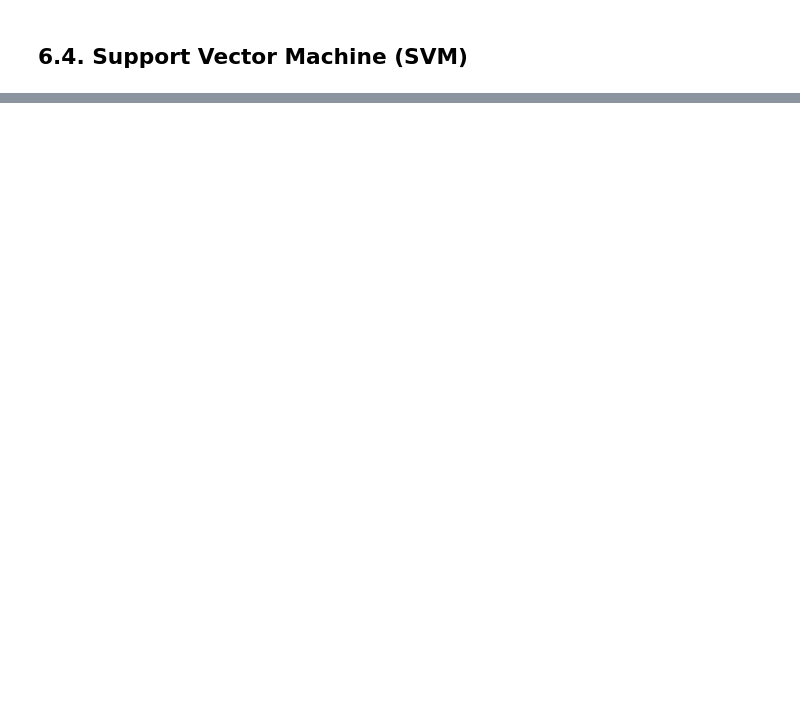
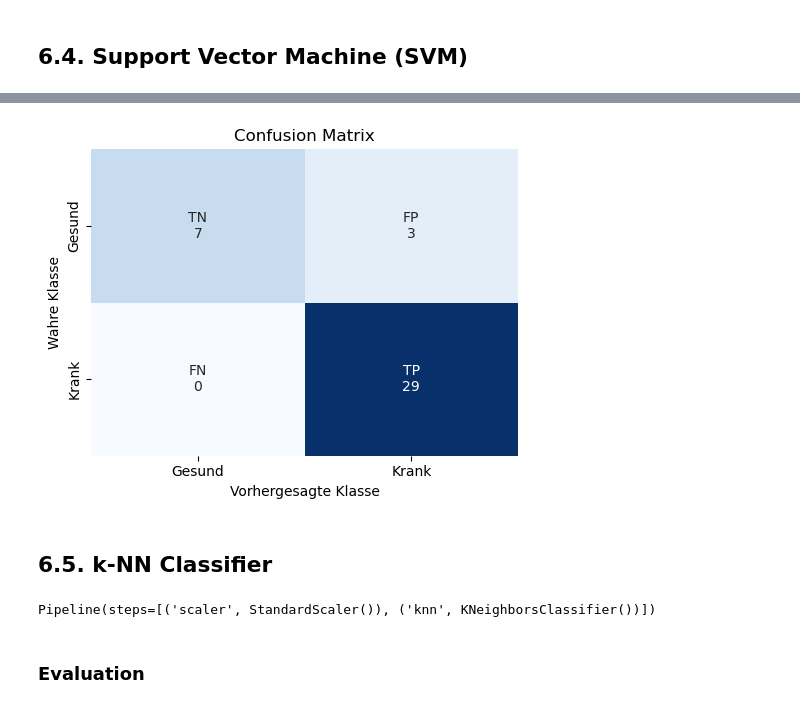
Before and after one commit to annikavanrooijen/Parkinson-Detection, a Jupyter notebook: Semesterprojekt.ipynb, the cells around one changed output, grey strips where cells are left out. Saved outputs shown, nothing was run; the diff lists cells and outputs as text; code cells hidden in the pictures; blank space fills up the shorter version.

```diff
--- a/Semesterprojekt.ipynb
+++ b/Semesterprojekt.ipynb
@@ -1258,18 +1281,0 @@ model = DecisionTreeClassifier(
-# %%
-
-from imblearn.over_sampling import SMOTE
-
-X = df[feature_cols]
-y = df['status']
-
-# Train/Test Split (stratifiziert!)
-X_train, X_test, y_train, y_test = train_test_split(
-    X, y,
-    test_size=0.2,
-    stratify=y,
-    random_state=42
-)
-
-# SMOTE nur auf Trainingsdaten
-smote = SMOTE(random_state=42)
-X_train_res, y_train_res = smote.fit_resample(X_train, y_train)
@@ -1307,0 +1282,7 @@ X_train_res, y_train_res = smote.fit_resample(X_train, y_train)
+# %%
+svm_pipe = Pipeline([
+    ("scaler", StandardScaler()),
+    ("svm", SVC(probability=True)) # default nicht-linear
+])
+# %%
+svm_pipe.fit(X_train, y_train)
@@ -1307,0 +1291,3 @@ X_train_res, y_train_res = smote.fit_resample(X_train, y_train)
+# %%
+y_pred_svm = svm_pipe.predict(X_test)
+y_proba_svm = svm_pipe.predict_proba(X_test)[:, 1]
@@ -1307,0 +1310,6 @@ X_train_res, y_train_res = smote.fit_resample(X_train, y_train)
+# %%
+plot_confusion_matrix(y_test, y_pred_svm)
+# %% [output]
+[figure, added]
+# %% [markdown]
+## 6.5. k-NN Classifier
@@ -1307,0 +1321,4 @@ X_train_res, y_train_res = smote.fit_resample(X_train, y_train)
+# %%
+knn_pipe.fit(X_train, y_train)
+# %% [output]
+Pipeline(steps=[('scaler', StandardScaler()), ('knn', KNeighborsClassifier())])
@@ -1307,0 +1328,2 @@ X_train_res, y_train_res = smote.fit_resample(X_train, y_train)
+# %% [markdown]
+### Evaluation
```
Also changed, not shown: parts of 80 cells of this notebook.
